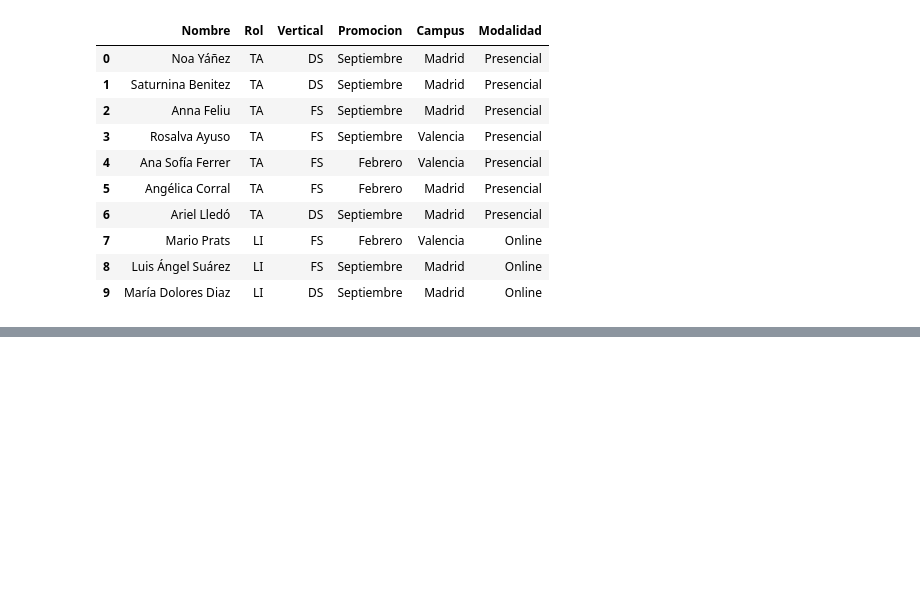
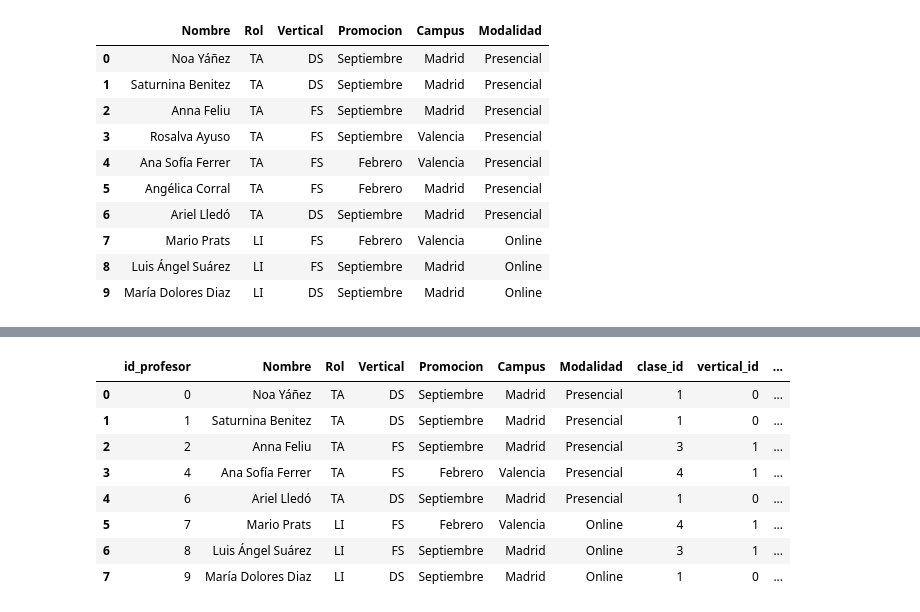
Before and after one commit to xdelrey/BBDD_SQL_Alumnado_Bootcamp, a Jupyter notebook: data_cleansing.ipynb, the cells around one changed output, grey strips where cells are left out. Drawn from its saved outputs; the diff is of its cells as text; code cells hidden in the pictures; blank space fills up the shorter version.

```diff
--- a/data_cleansing.ipynb
+++ b/data_cleansing.ipynb
@@ -572,0 +214,3 @@ df_alumno.to_csv("data/alumno.csv", index = False)
+# %%
+df_claustro = df_claustro.reset_index().rename(columns={'index': 'id_profesor'})
+df_claustro
@@ -572,0 +229,18 @@ df_alumno.to_csv("data/alumno.csv", index = False)
+# %%
+df_profe_clase = df_claustro.merge(
+    df_total[['clase_id', 'vertical_id', 'vertical', 'promocion_id', 'Promoción', 'campus_id', 'Campus']].drop_duplicates(),
+    left_on=['Vertical', 'Promocion', 'Campus'],
+    right_on=['vertical', 'Promoción', 'Campus'],
+    how='inner')
+
+df_profe_clase
+# %% [output]
+|  | id_profesor | Nombre | Rol | Vertical | Promocion | Campus | Modalidad | clase_id | vertical_id | ... |
+| 0 | 0 | Noa Yáñez | TA | DS | Septiembre | Madrid | Presencial | 1 | 0 | ... |
+| 1 | 1 | Saturnina Benitez | TA | DS | Septiembre | Madrid | Presencial | 1 | 0 | ... |
+| 2 | 2 | Anna Feliu | TA | FS | Septiembre | Madrid | Presencial | 3 | 1 | ... |
+| 3 | 4 | Ana Sofía Ferrer | TA | FS | Febrero | Valencia | Presencial | 4 | 1 | ... |
+| 4 | 6 | Ariel Lledó | TA | DS | Septiembre | Madrid | Presencial | 1 | 0 | ... |
+| 5 | 7 | Mario Prats | LI | FS | Febrero | Valencia | Online | 4 | 1 | ... |
+| 6 | 8 | Luis Ángel Suárez | LI | FS | Septiembre | Madrid | Online | 3 | 1 | ... |
+| 7 | 9 | María Dolores Diaz | LI | DS | Septiembre | Madrid | Online | 1 | 0 | ... |
```
Also changed, not shown: parts of 113 cells of this notebook.
